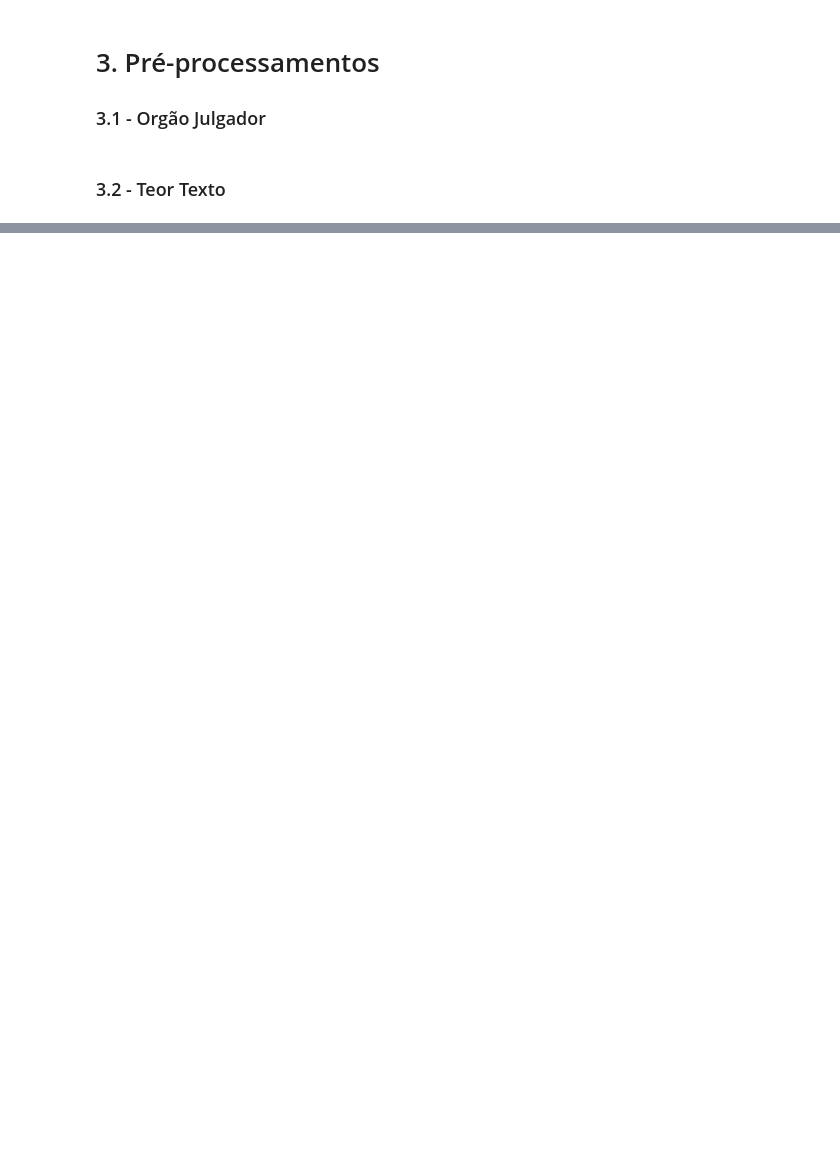
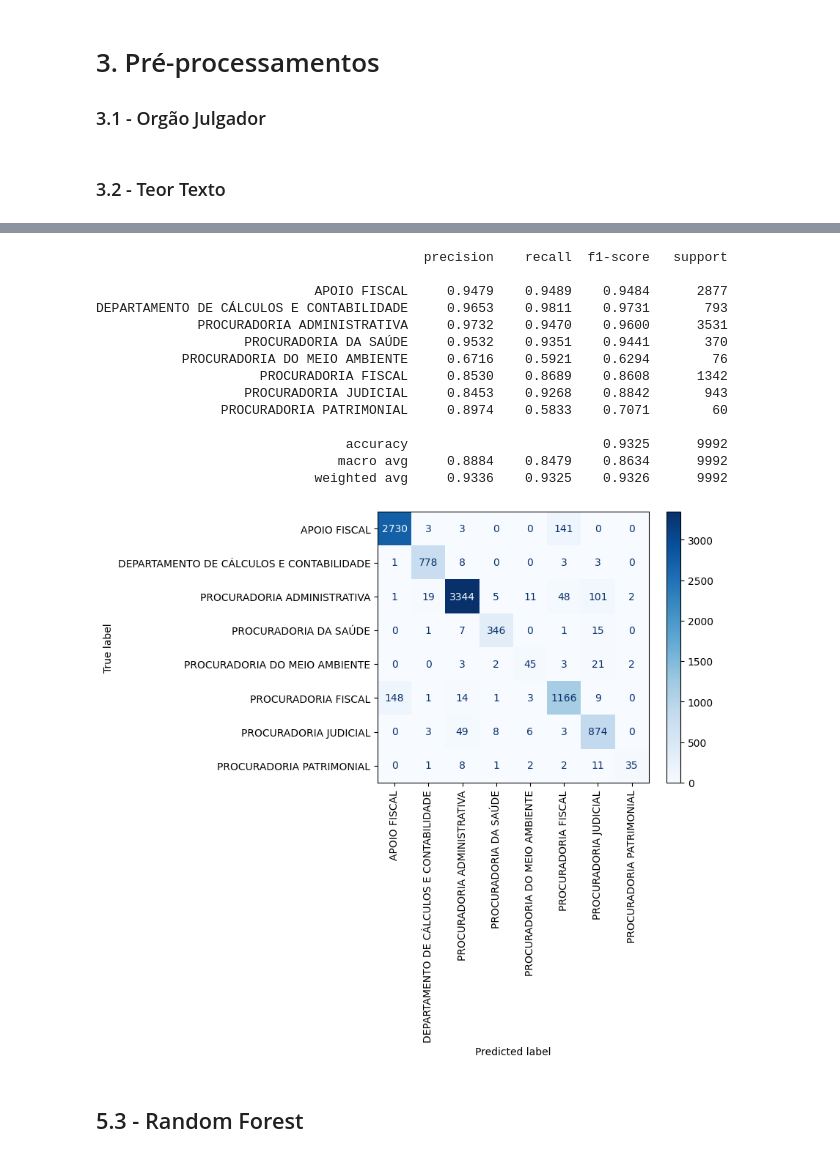
Before and after one commit to Esdras-Daniel/pgm-dataanalysis, a Jupyter notebook: 006_new_classificator_metadata.ipynb, the cells around one changed output, grey strips where cells are left out. Drawn from its saved outputs; the diff is of its cells as text; code cells hidden in the pictures; blank space fills up the shorter version.

```diff
--- a/006_new_classificator_metadata.ipynb
+++ b/006_new_classificator_metadata.ipynb
@@ -211,0 +556,4 @@ X_test['teor_texto'] = X_test['teor_texto'].apply(preprocessa_teor_texto)
+# %%
+y_pred = svm_random_search.best_estimator_.predict(X_test)
+
+pd.DataFrame(svm_random_search.cv_results_).sort_values('mean_test_score', ascending=False).head()
@@ -211,0 +568,32 @@ X_test['teor_texto'] = X_test['teor_texto'].apply(preprocessa_teor_texto)
+# %%
+from sklearn.metrics import ConfusionMatrixDisplay, classification_report
+import matplotlib.pyplot as plt
+
+print(classification_report(y_true=y_test, y_pred=y_pred, digits=4))
+
+ConfusionMatrixDisplay.from_predictions(
+    y_test,
+    y_pred,
+    cmap=plt.cm.Blues,
+    xticks_rotation=90
+)
+
+plt.show()
+# %% [output]
+                                          precision    recall  f1-score   support
+
+                            APOIO FISCAL     0.9479    0.9489    0.9484      2877
+DEPARTAMENTO DE CÁLCULOS E CONTABILIDADE     0.9653    0.9811    0.9731       793
+             PROCURADORIA ADMINISTRATIVA     0.9732    0.9470    0.9600      3531
+                   PROCURADORIA DA SAÚDE     0.9532    0.9351    0.9441       370
+           PROCURADORIA DO MEIO AMBIENTE     0.6716    0.5921    0.6294        76
+                     PROCURADORIA FISCAL     0.8530    0.8689    0.8608      1342
+                   PROCURADORIA JUDICIAL     0.8453    0.9268    0.8842       943
+                PROCURADORIA PATRIMONIAL     0.8974    0.5833    0.7071        60
+
+                                accuracy                         0.9325      9992
+                               macro avg     0.8884    0.8479    0.8634      9992
+                            weighted avg     0.9336    0.9325    0.9326      9992
+[figure, added]
+# %% [markdown]
+## 5.3 - Random Forest
```
Also changed, not shown: parts of 43 cells of this notebook, 1 other file.
